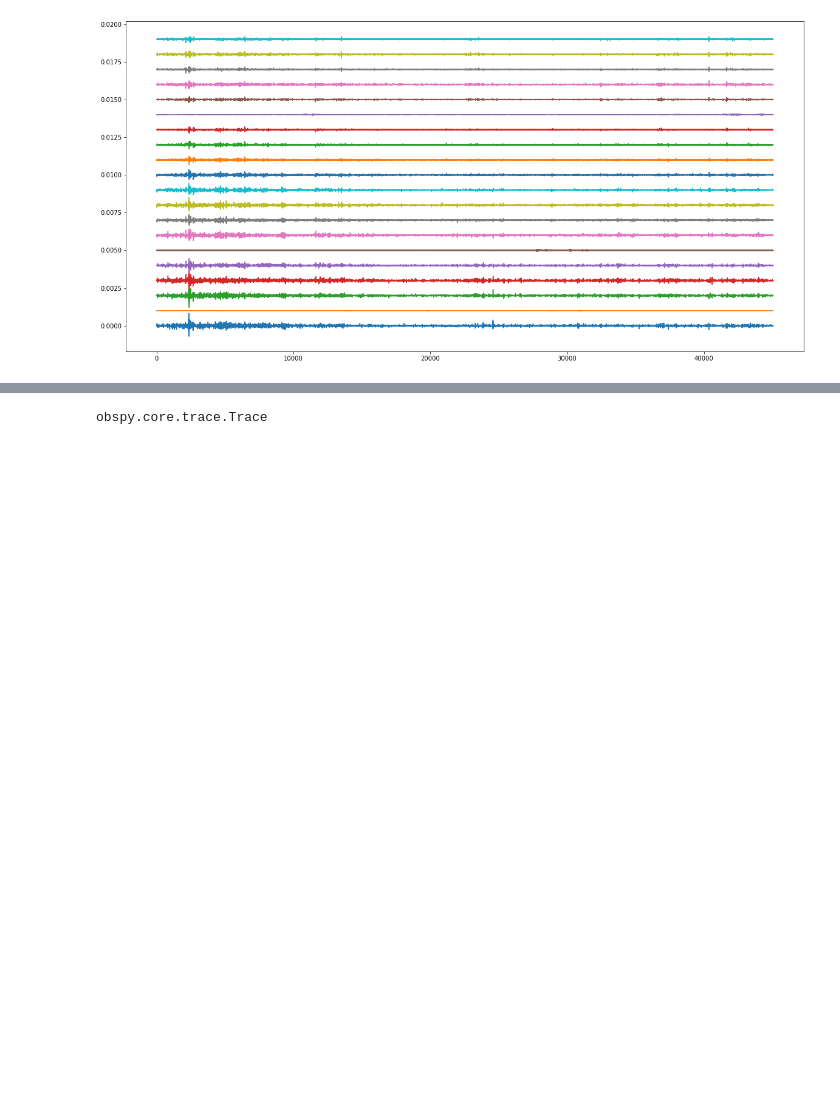
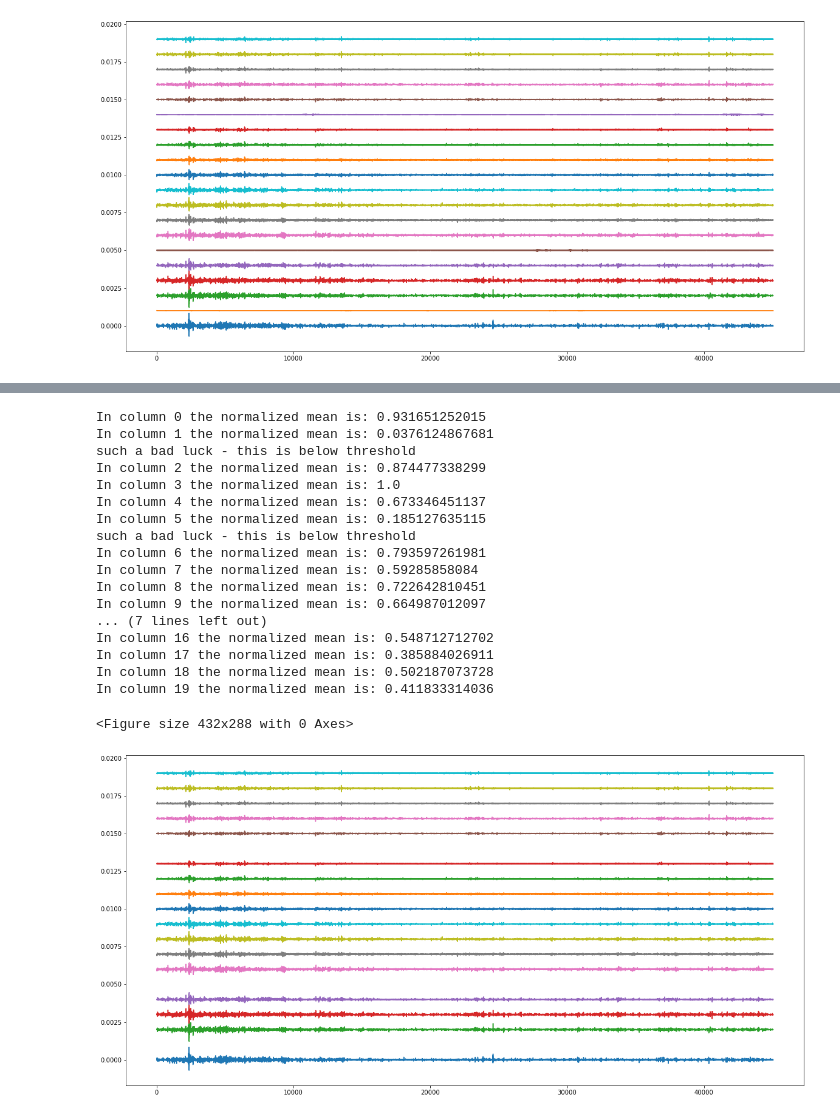
Before and after one commit to skloczi/STA_LTA, a Jupyter notebook: test_Matera_open_file.ipynb, the cells around one changed output, grey strips where cells are left out. Saved outputs shown, nothing was run; the diff lists cells and outputs as text; code cells hidden in the pictures; blank space fills up the shorter version.

```diff
--- a/test_Matera_open_file.ipynb
+++ b/test_Matera_open_file.ipynb
@@ -112,4 +85,58 @@ BW.RJOB..EHZ | 2009-08-24T00:20:03.000000Z - 2009-08-24T00:20:32.990000Z | 100.0
-# %%
-type(tr)
-# %% [output]
-obspy.core.trace.Trace
+# %%
+# removing damaged signal
+
+tres = 0.26 #threshold for the mean [%] in refernece to the max one
+temp = np.zeros((sig_len,nb_sens))
+temp2 = np.zeros(nb_sens)
+good_signal = np.zeros((sig_len,nb_sens))
+
+for column in range(nb_sens):
+    absolute_signal = abs(mat_processed[:,column])
+    mean_signal = sum(absolute_signal)/len(absolute_signal)
+    temp[:,column] = absolute_signal
+    temp2[column] =  mean_signal
+
+
+# max value of mean to normalize mean
+max_ampl = max(temp2)
+
+# mean normalization
+for column in range(nb_sens):
+    nor_mean = temp2[column]/max_ampl
+    print("In column",column,"the normalized mean is:", nor_mean)
+    # removing whole signals where first recording is damaged
+    if temp2[0]/max_ampl < tres:
+        print("the first row is buuu")
+        good_signal[:,column] = float("nan")
+    #removing recordings form sensors which average is below treshold
+    elif nor_mean < tres:
+        print("such a bad luck - this is below threshold")
+        good_signal[:,column] = float("nan")
+    else:
+        good_signal[:,column] = mat_processed[:,column]
+
+# figure of the signal wiht removed
+plt.figure()
+plt.figure(figsize=(20,10))
+for column in range(nb_sens):
+    plt.plot(good_signal[:,column]+0.001*column)
+# %% [output]
+In column 0 the normalized mean is: 0.931651252015
+In column 1 the normalized mean is: 0.0376124867681
+such a bad luck - this is below threshold
+In column 2 the normalized mean is: 0.874477338299
+In column 3 the normalized mean is: 1.0
+In column 4 the normalized mean is: 0.673346451137
+In column 5 the normalized mean is: 0.185127635115
+such a bad luck - this is below threshold
+In column 6 the normalized mean is: 0.793597261981
+In column 7 the normalized mean is: 0.59285858084
+In column 8 the normalized mean is: 0.722642810451
+In column 9 the normalized mean is: 0.664987012097
+... (7 lines left out)
+In column 16 the normalized mean is: 0.548712712702
+In column 17 the normalized mean is: 0.385884026911
+In column 18 the normalized mean is: 0.502187073728
+In column 19 the normalized mean is: 0.411833314036
+<Figure size 432x288 with 0 Axes>
+[figure, added]
```
Also changed, not shown: parts of 7 cells of this notebook, 2 other files.
